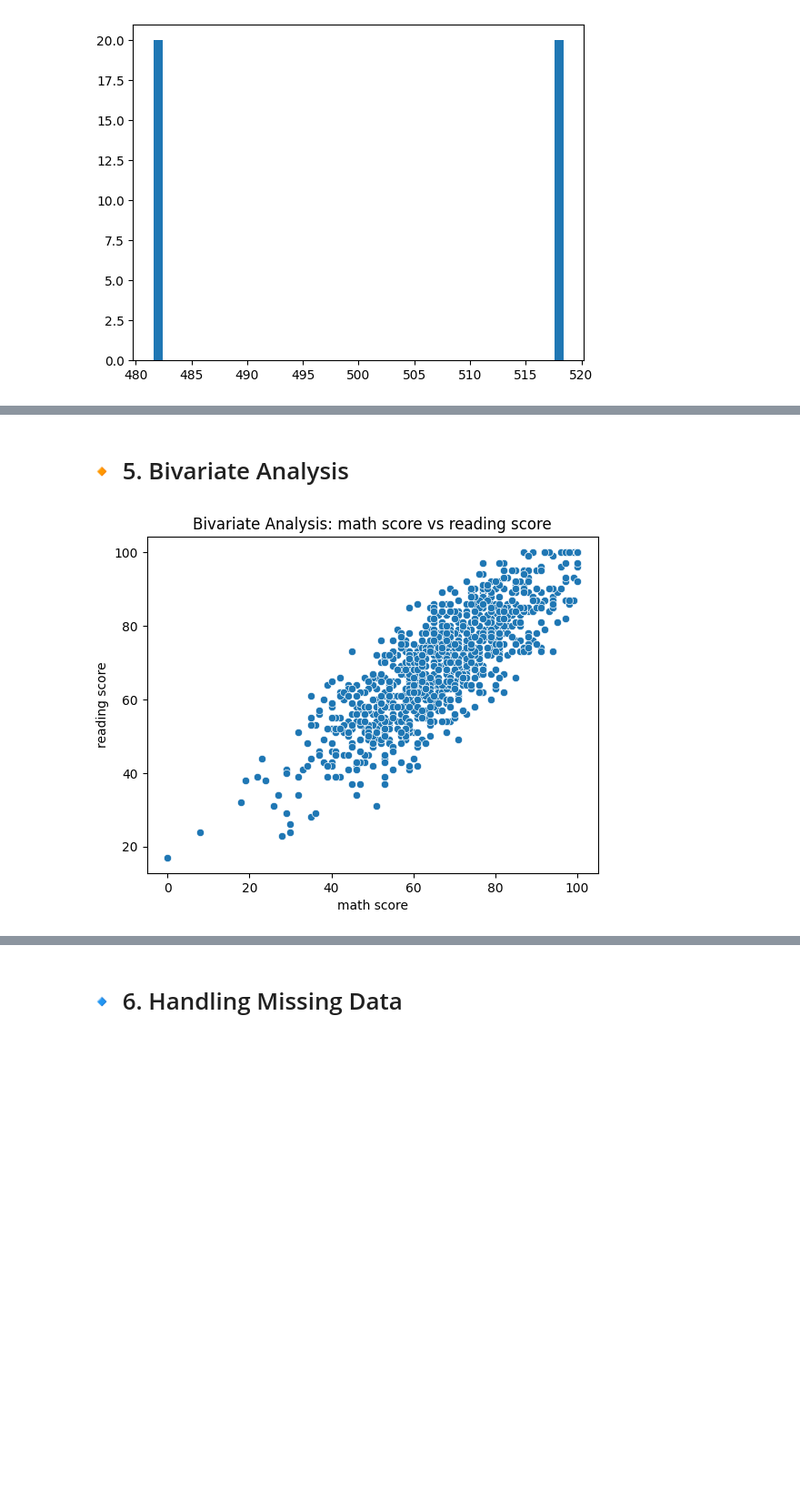
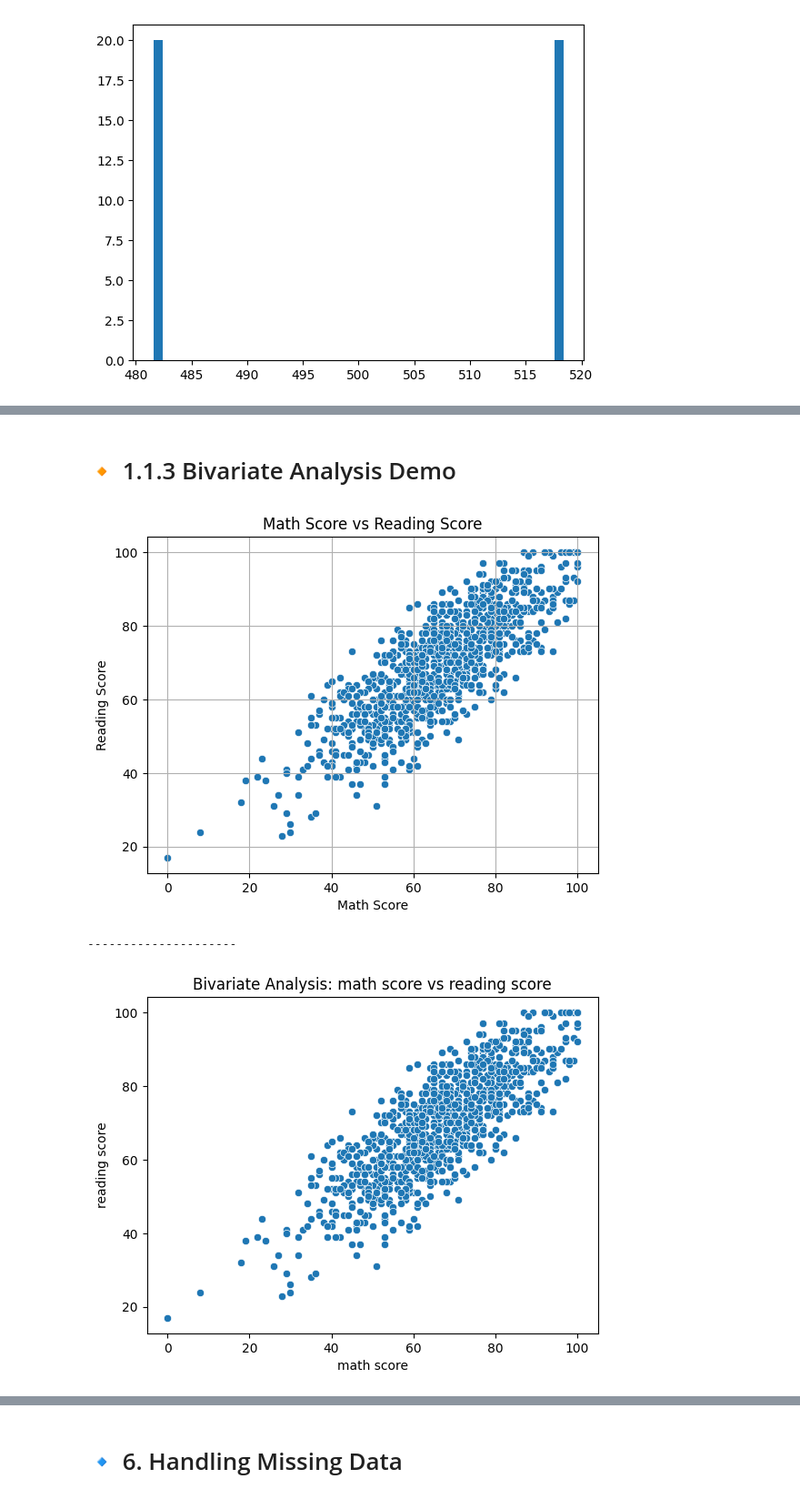
Before and after one commit to sbccas/data-analytics-using-python, a Jupyter notebook: 2_Lecture_Notes/Unit1_Fundamentals_of_Data_Analytics.ipynb, the cells around one changed output, grey strips where cells are left out. Shown at 91% size. Saved outputs shown, nothing was run; the diff lists cells and outputs as text; code cells hidden in the pictures; blank space fills up the shorter version.

```diff
--- a/2_Lecture_Notes/Unit1_Fundamentals_of_Data_Analytics.ipynb
+++ b/2_Lecture_Notes/Unit1_Fundamentals_of_Data_Analytics.ipynb
@@ -286,12 +319,26 @@ Name: count, dtype: int64
 # %% [markdown]
-# 🔸 5. Bivariate Analysis
+# 🔸 1.1.3 Bivariate Analysis Demo
 # %%
-# Example: Correlation between two numeric columns
+#import pandas as pd
+#import matplotlib.pyplot as plt
+#import seaborn as sns
+#df = pd.read_csv("StudentsPerformance.csv")
+sns.scatterplot(data=df, x='math score', y='reading score')
+plt.title('Math Score vs Reading Score')
+plt.xlabel('Math Score')
+plt.ylabel('Reading Score')
+plt.grid(True)
+plt.show()
+
+print("---------------------")
+# Aonther way Example: Correlation between two numeric columns
 if len(df.select_dtypes(include=np.number).columns) >= 2:
     x = df.select_dtypes(include=np.number).columns[0]
     y = df.select_dtypes(include=np.number).columns[1]
     sns.scatterplot(x=df[x], y=df[y])
     plt.title(f'Bivariate Analysis: {x} vs {y}')
     plt.show()
 # %% [output]
-[figure, old version]
+[figure, new version]
+---------------------
+[figure, added]
```
Also changed, not shown: parts of 14 cells of this notebook.
